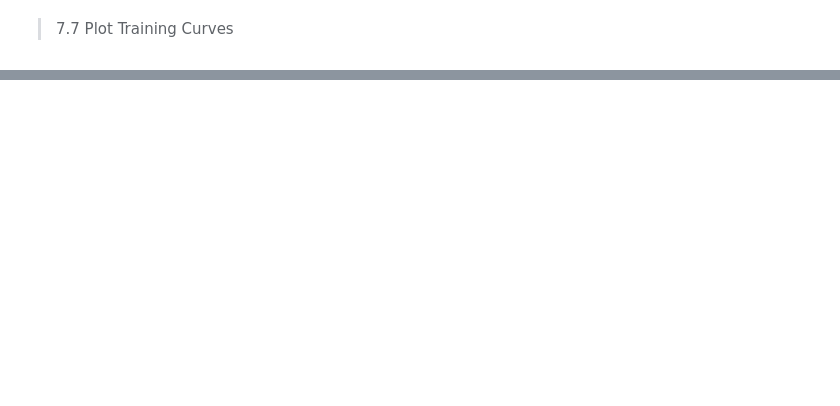
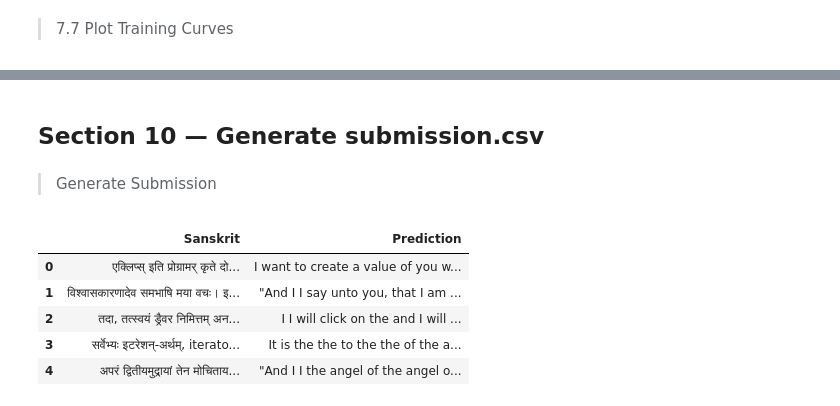
Before and after one commit to iamKrishnendu/nlu-assignment, a Jupyter notebook: notebook/sanskrit_english_nmt.ipynb, the cells around one changed output, grey strips where cells are left out. Drawn from its saved outputs; the diff is of its cells as text; code cells hidden in the pictures; blank space fills up the shorter version.

```diff
--- a/notebook/sanskrit_english_nmt.ipynb
+++ b/notebook/sanskrit_english_nmt.ipynb
@@ -1308,0 +2036,23 @@ plt.show()
+# %% [markdown]
+## Section 10 — Generate submission.csv
+# %% [markdown]
+> Generate Submission
+# %%
+# ==========================================================
+# GENERATE SUBMISSION FILE
+# ==========================================================
+
+submission_df = pd.DataFrame()
+
+submission_df["Sanskrit"] = test_df[SOURCE_COL]
+
+submission_df["Prediction"] = predictions
+
+submission_df.head()
+# %% [output]
+|  | Sanskrit | Prediction |
+| 0 | एक्लिप्स् इति प्रोग्रामर् कृते दो... | I want to create a value of you w... |
+| 1 | विश्वासकारणादेव समभाषि मया वचः। इ... | "And I I say unto you, that I am ... |
+| 2 | तदा, तत्स्वयं ड्रैवर निमित्तम् अन... | I I will click on the and I will ... |
+| 3 | सर्वेभ्यः इटरेशन्-अर्थम्, iterato... | It is the the to the the of the a... |
+| 4 | अपरं द्वितीयमुद्रायां तेन मोचिताय... | "And I I the angel of the angel o... |
```
Also changed, not shown: parts of 53 cells of this notebook.
